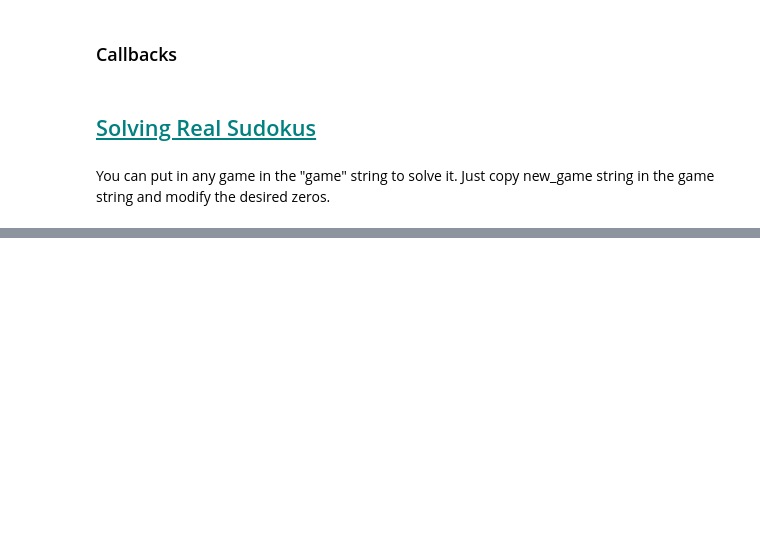
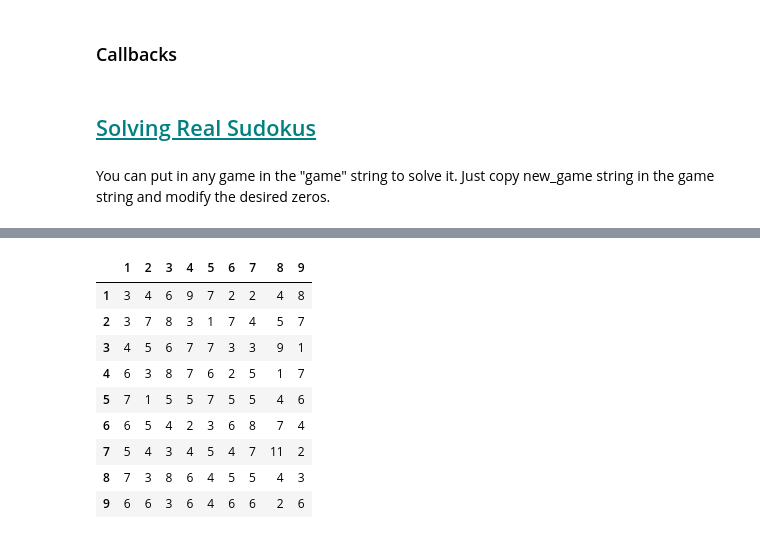
Before and after one commit to jsboigeEpita/2024-EPITA-SCIA-PPC-Sudoku-NLP, a Jupyter notebook: Sudoku.DeepLearning/Resources/cnn-sudoku-solver-using-tensorflow.ipynb, the cells around one changed output, grey strips where cells are left out. Cells and saved outputs as stored; diff of their text form; code cells hidden in the pictures; blank space fills up the shorter version.

```diff
--- a/Sudoku.DeepLearning/Resources/cnn-sudoku-solver-using-tensorflow.ipynb
+++ b/Sudoku.DeepLearning/Resources/cnn-sudoku-solver-using-tensorflow.ipynb
@@ -317,0 +378,28 @@ df.da.export_metrics()
+# %%
+from sklearn.metrics import accuracy_score, f1_score, classification_report
+# Convert actual and predicted labels to flat arrays
+actual_flat = np.concatenate(y_real_11)
+predicted_flat = np.concatenate(y_pred_11)
+
+# Compute accuracy and F1 score
+accuracy = accuracy_score(actual_flat, predicted_flat)
+f1_macro = f1_score(actual_flat, predicted_flat, average='macro')
+
+# Compute classification report for more detailed metrics
+class_report = classification_report(actual_flat, predicted_flat, digits=4)
+
+# Create a DataFrame for confusion matrix
+confusion_df = pd.DataFrame(cga, index=range(1, 10), columns=range(1, 10))
+# %%
+confusion_df
+# %% [output]
+|  | 1 | 2 | 3 | 4 | 5 | 6 | 7 | 8 | 9 |
+| 1 | 3 | 4 | 6 | 9 | 7 | 2 | 2 | 4 | 8 |
+| 2 | 3 | 7 | 8 | 3 | 1 | 7 | 4 | 5 | 7 |
+| 3 | 4 | 5 | 6 | 7 | 7 | 3 | 3 | 9 | 1 |
+| 4 | 6 | 3 | 8 | 7 | 6 | 2 | 5 | 1 | 7 |
+| 5 | 7 | 1 | 5 | 5 | 7 | 5 | 5 | 4 | 6 |
+| 6 | 6 | 5 | 4 | 2 | 3 | 6 | 8 | 7 | 4 |
+| 7 | 5 | 4 | 3 | 4 | 5 | 4 | 7 | 11 | 2 |
+| 8 | 7 | 3 | 8 | 6 | 4 | 5 | 5 | 4 | 3 |
+| 9 | 6 | 6 | 3 | 6 | 4 | 6 | 6 | 2 | 6 |
```
Also changed, not shown: parts of 14 cells of this notebook.
